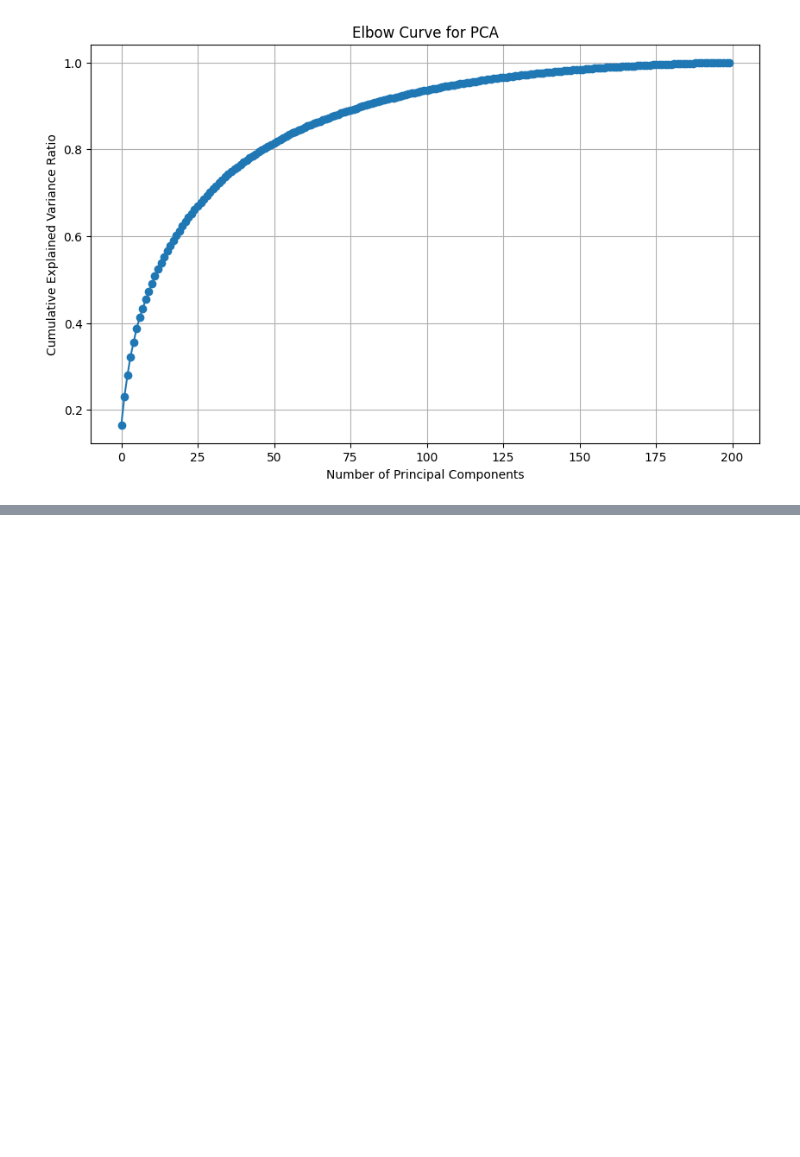
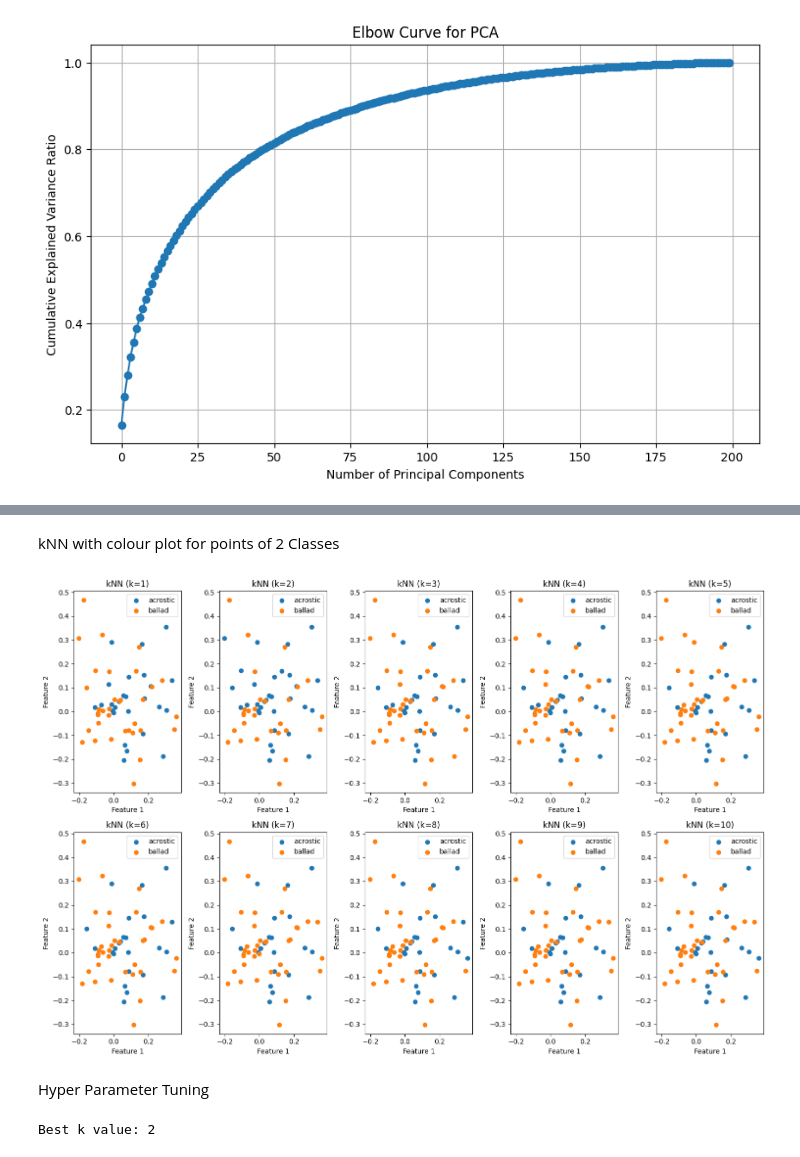
Before and after one commit to gamidirohan/MachineLearning-Lab, a Jupyter notebook: ML_Final_Project.ipynb, the cells around one changed output, grey strips where cells are left out. Saved outputs shown, nothing was run; the diff lists cells and outputs as text; code cells hidden in the pictures; blank space fills up the shorter version.

```diff
--- a/ML_Final_Project.ipynb
+++ b/ML_Final_Project.ipynb
@@ -359,0 +440,53 @@ plt.show()
+# %% [markdown]
+kNN with colour plot for points of 2 Classes
+# %%
+from sklearn.neighbors import KNeighborsClassifier
+
+# Define a function to plot the test data with predicted class labels for different values of k
+def plot_knn_predictions(X_test, y_test, k_values):
+    plt.figure(figsize=(15, 10))
+    for i, k in enumerate(k_values, start=1):
+        # Initialize kNN classifier with current k
+        knn_classifier = KNeighborsClassifier(n_neighbors=k)
+        knn_classifier.fit(X_train_selected, y_train_selected)
+        y_test_pred = knn_classifier.predict(X_test_selected)
+
+        # Plotting the test data with predicted class labels for current k
+        plt.subplot(2, 5, i)
+        for label in selected_classes:
+            plt.scatter(X_test[y_test_pred == label, 0], X_test[y_test_pred == label, 1], label=label)
+        plt.xlabel('Feature 1')
+        plt.ylabel('Feature 2')
+        plt.title(f'kNN (k={k})')
+        plt.legend()
+
+    plt.tight_layout()
+    plt.show()
+
+# Plot test data with predicted class labels for different values of k
+plot_knn_predictions(X_test_selected, y_test_selected, k_values=range(1, 11))
+# %% [output]
+[figure, added]
+# %% [markdown]
+Hyper Parameter Tuning
+# %%
+from sklearn.model_selection import GridSearchCV
+
+# Define the parameter grid
+param_grid = {'n_neighbors': range(1, 21)}  # Define the range of k values to search
+
+# Initialize the kNN classifier
+knn_classifier = KNeighborsClassifier()
+
+# Initialize GridSearchCV
+grid_search = GridSearchCV(knn_classifier, param_grid, cv=5, scoring='accuracy')
+
+# Perform hyperparameter tuning
+grid_search.fit(X_train_selected, y_train_selected)
+
+# Get the best hyperparameters
+best_k = grid_search.best_params_['n_neighbors']
+
+print("Best k value:", best_k)
+# %% [output]
+Best k value: 2
```
Also changed, not shown: parts of 5 cells of this notebook.
